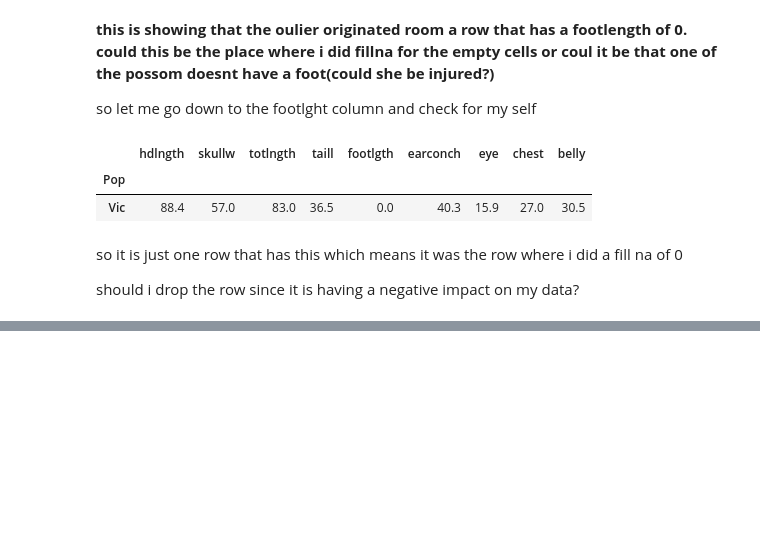
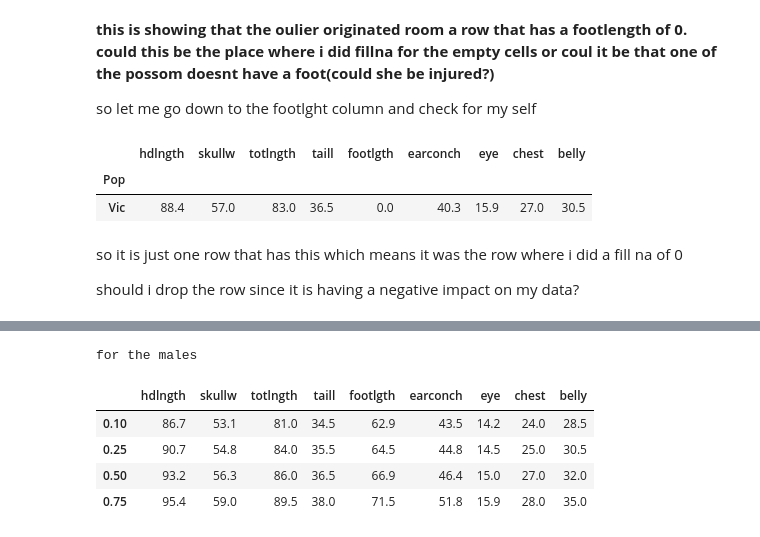
Before and after one commit to bissakaAI/DataAndData_analysis, a Jupyter notebook: Task_folder/pandas/Hamid_jimoh_task18/possumdata.ipynb, the cells around one changed output, grey strips where cells are left out. Cells and saved outputs as stored; diff of their text form; code cells hidden in the pictures; blank space fills up the shorter version.

```diff
--- a/Task_folder/pandas/Hamid_jimoh_task18/possumdata.ipynb
+++ b/Task_folder/pandas/Hamid_jimoh_task18/possumdata.ipynb
@@ -517,0 +577,11 @@ should i drop the row since it is having a negative impact on my data?
+# %%
+print("\nfor the males")
+
+percentilesmale
+# %% [output]
+for the males
+|  | hdlngth | skullw | totlngth | taill | footlgth | earconch | eye | chest | belly |
+| 0.10 | 86.7 | 53.1 | 81.0 | 34.5 | 62.9 | 43.5 | 14.2 | 24.0 | 28.5 |
+| 0.25 | 90.7 | 54.8 | 84.0 | 35.5 | 64.5 | 44.8 | 14.5 | 25.0 | 30.5 |
+| 0.50 | 93.2 | 56.3 | 86.0 | 36.5 | 66.9 | 46.4 | 15.0 | 27.0 | 32.0 |
+| 0.75 | 95.4 | 59.0 | 89.5 | 38.0 | 71.5 | 51.8 | 15.9 | 28.0 | 35.0 |
```
Also changed, not shown: parts of 13 cells of this notebook.
